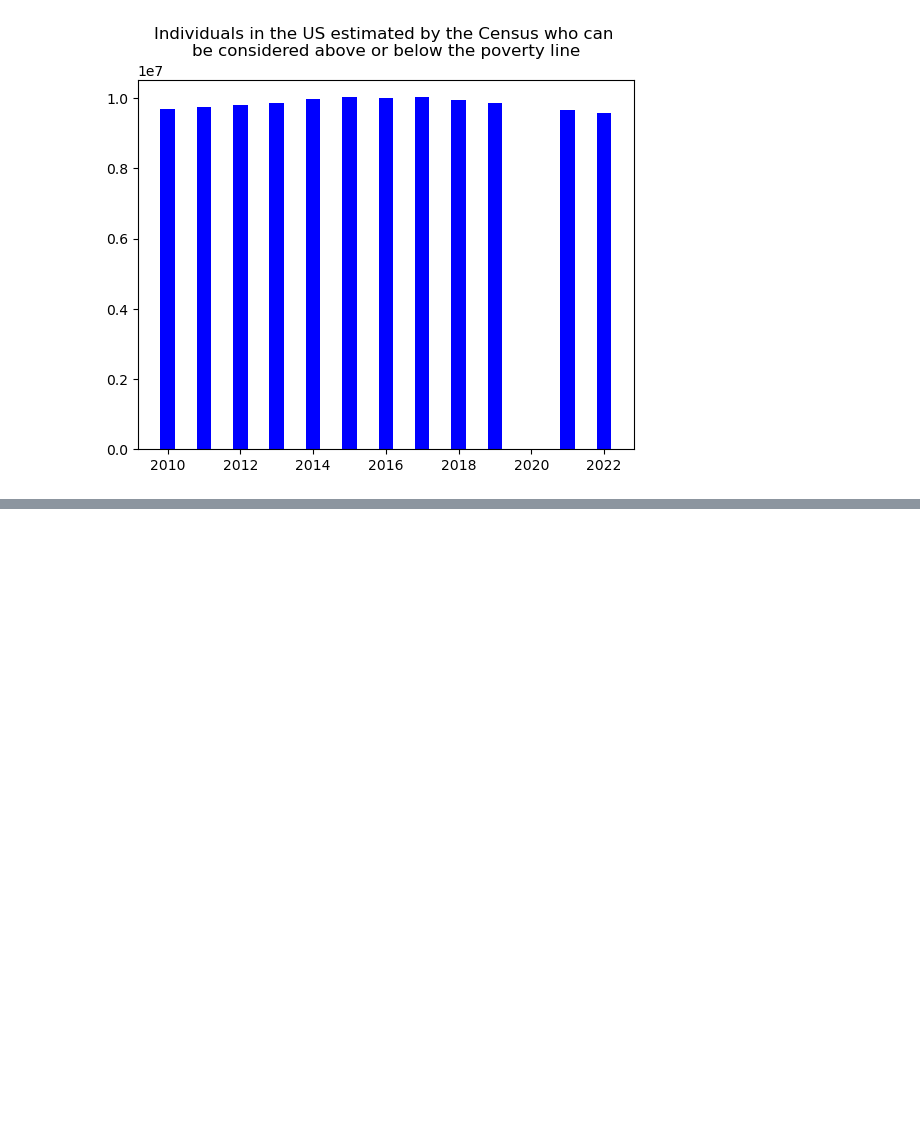
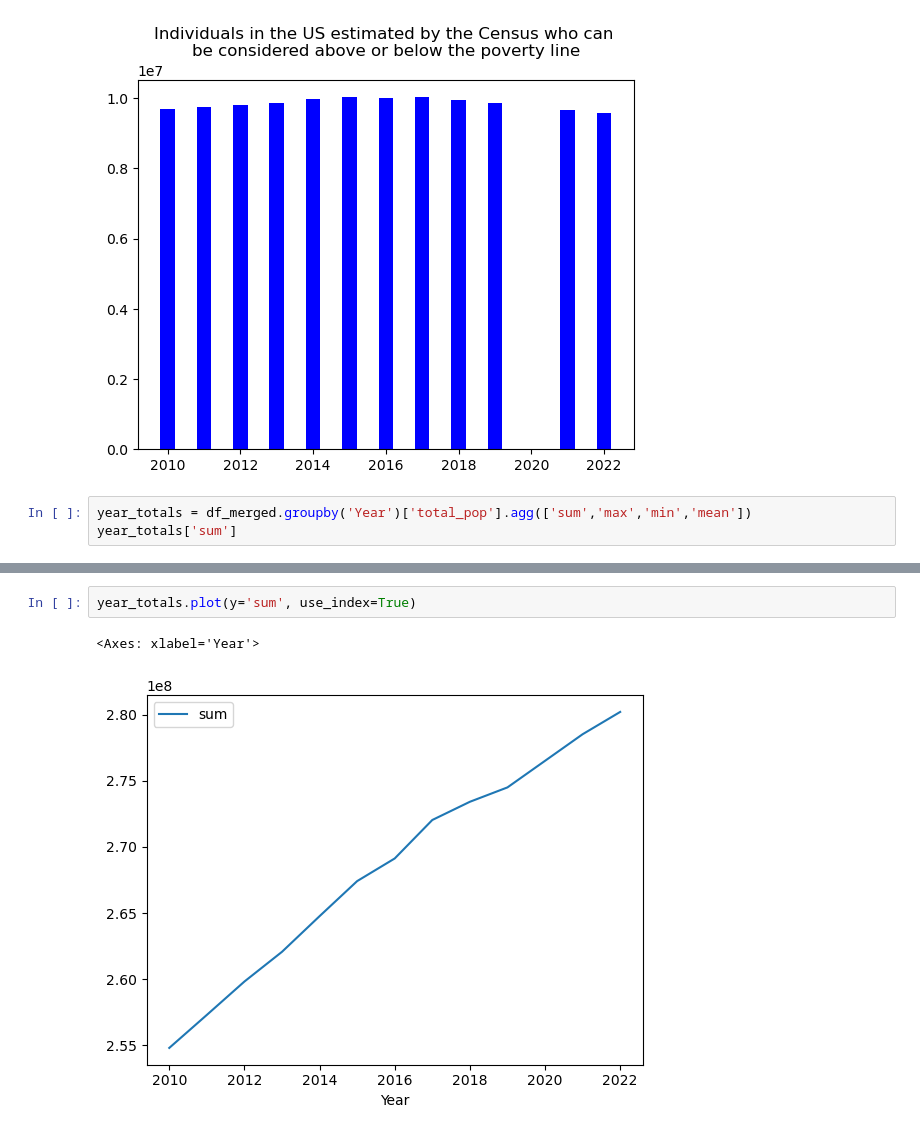
Before and after one commit to jacobshaw42/ds590_data_viz_project, a Jupyter notebook: Final Project - Data Analysis.ipynb, the cells around one changed output, grey strips where cells are left out. Saved outputs shown, nothing was run; the diff lists cells and outputs as text; blank space fills up the shorter version.

```diff
--- a/Final Project - Data Analysis.ipynb
+++ b/Final Project - Data Analysis.ipynb
@@ -442,3 +446,6 @@ plt.title('Individuals in the US estimated by the Census who can \nbe considered
 # %% [output]
 Text(0.5, 1.0, 'Individuals in the US estimated by the Census who can \nbe considered above or below the poverty line')
 [figure]
+# %%
+year_totals = df_merged.groupby('Year')['total_pop'].agg(['sum','max','min','mean'])
+year_totals['sum']
@@ -444,0 +467,5 @@ Text(0.5, 1.0, 'Individuals in the US estimated by the Census who can \nbe consi
+# %%
+year_totals.plot(y='sum', use_index=True)
+# %% [output]
+<Axes: xlabel='Year'>
+[figure, added]
```
Also changed, not shown: parts of 12 cells of this notebook, 1 other file.
